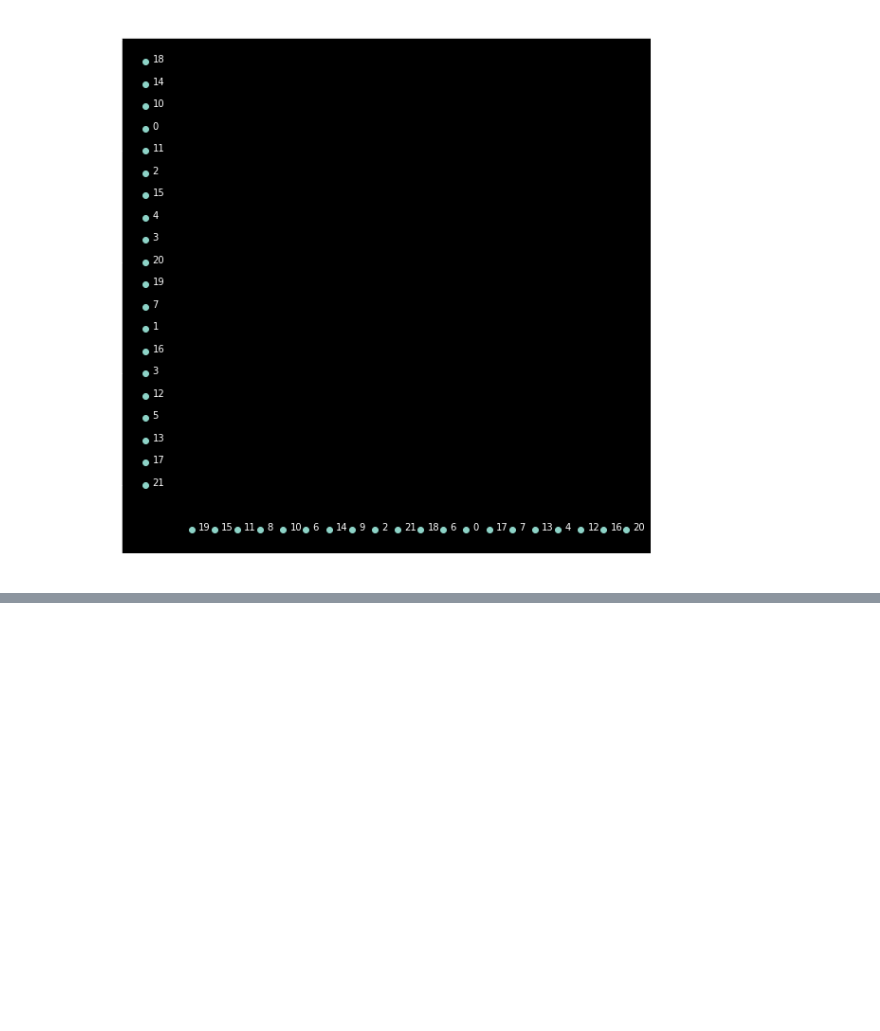
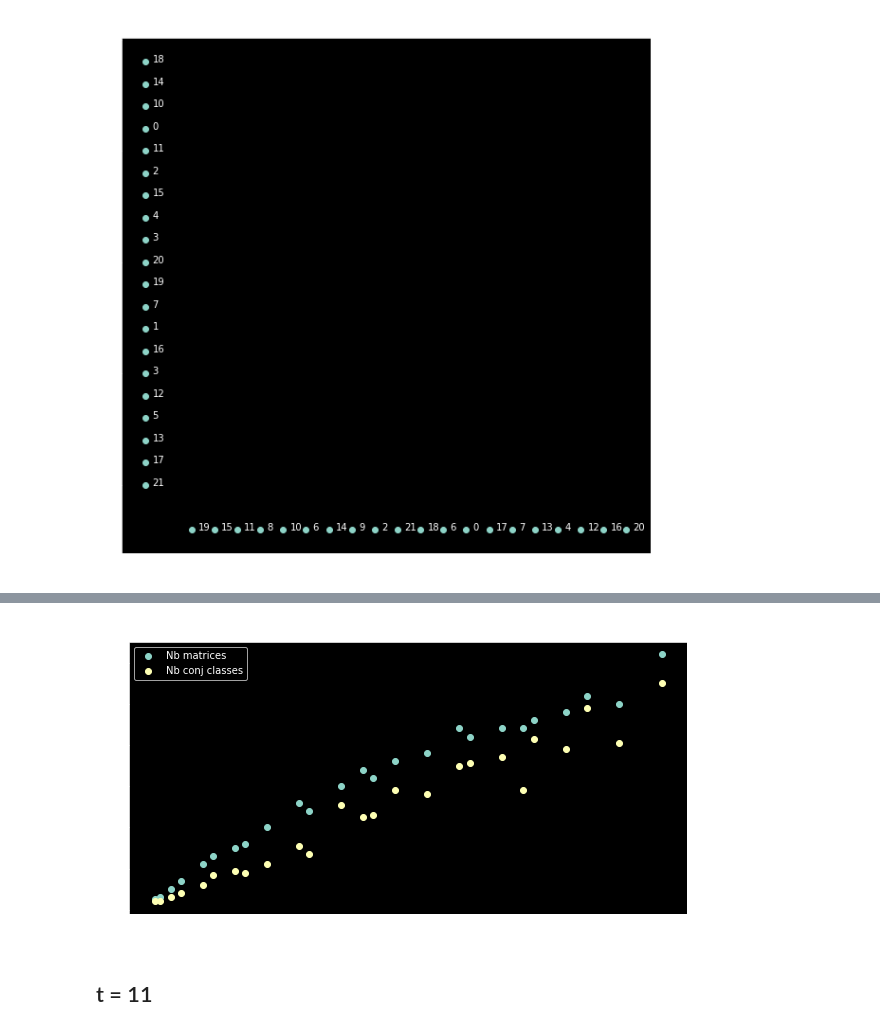
Before and after one commit to tcosmo/groupeModulaire, a Jupyter notebook: Visu.ipynb, the cells around one changed output, grey strips where cells are left out. Cells and saved outputs as stored; diff of their text form; code cells hidden in the pictures; blank space fills up the shorter version.

```diff
--- a/Visu.ipynb
+++ b/Visu.ipynb
@@ -274,0 +297,2 @@ plot_conj_classes2(root, i, save="conjClass_text{}.png".format(i))
+# %%
+primes100 = np.array(list(map(int, list(cypari.pari('primes(100)')))))
@@ -274,0 +304,13 @@ plot_conj_classes2(root, i, save="conjClass_text{}.png".format(i))
+# %%
+rng = primes100[primes100 < 100]
+plt.figure(figsize=(10,5))
+plt.plot(rng,nb_matrices[primes100[primes100 < 100]-2],'o',label="Nb matrices")
+plt.plot(rng,nb_conj[primes100[primes100 < 100]-2],'o', label="Nb conj classes")
+plt.legend()
+plt.title("Nb matrices and classes per prime trace < 100")
+plt.savefig("images/nb_mat_per_prime_trace.png")
+plt.show()
+# %% [output]
+[figure, added]
+# %% [markdown]
+## t = 11
```
Also changed, not shown: parts of 16 cells of this notebook, 9 other files.
